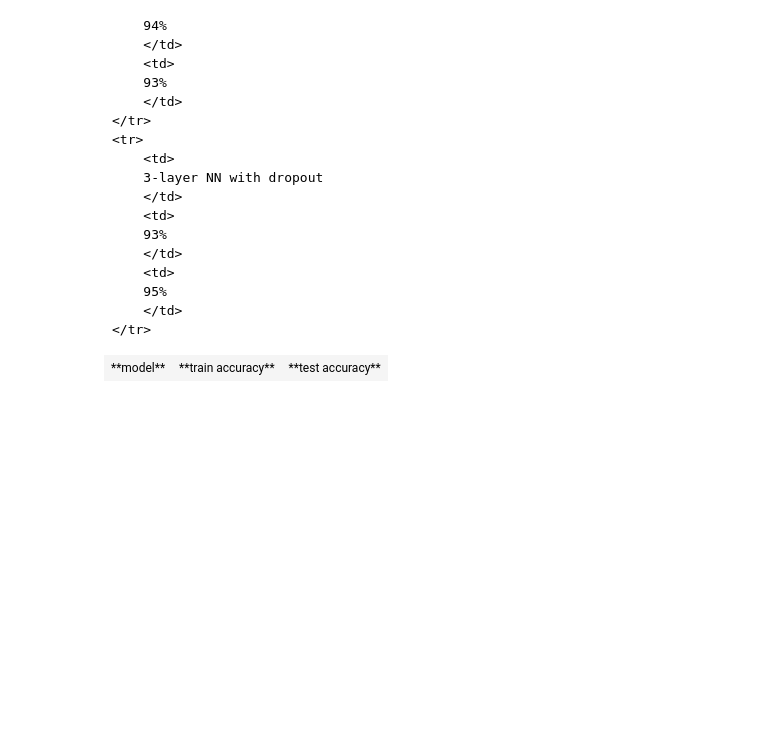
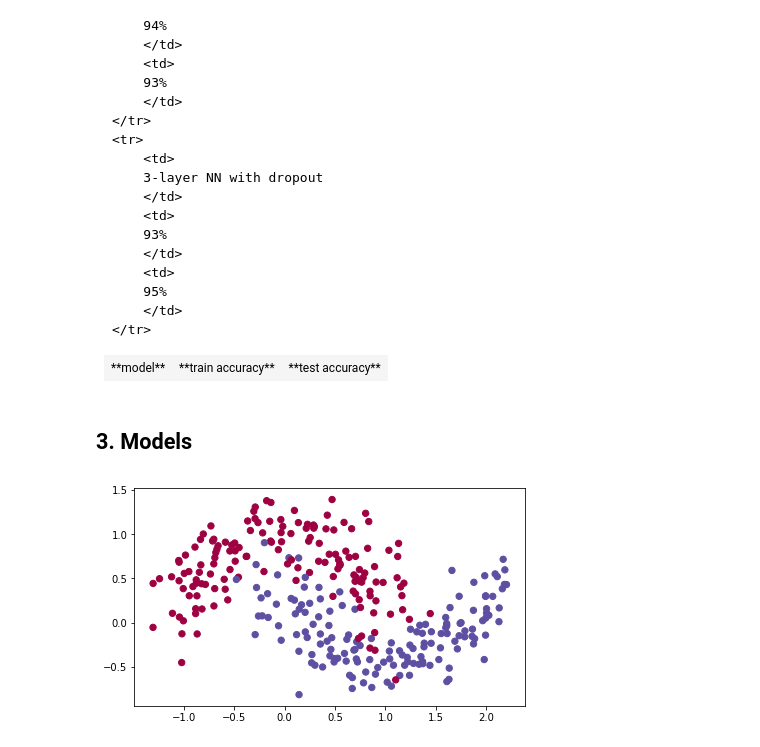
Before and after one commit to phuclehv/Deep-Learning, a Jupyter notebook: Effect of regularization and models in deep learing performance.ipynb, the cells around one changed output. Cells and saved outputs as stored; diff of their text form; code cells hidden in the pictures; blank space fills up the shorter version.

```diff
--- a/Effect of regularization and models in deep learing performance.ipynb
+++ b/Effect of regularization and models in deep learing performance.ipynb
@@ -165,3 +166,5 @@ With dropout, the accuracy of the test set increases **95%**. Like regularizatio
         </td>
     </tr>
 </table>
+# %% [markdown]
+## 3. Models
@@ -167,0 +173,4 @@ With dropout, the accuracy of the test set increases **95%**. Like regularizatio
+# %%
+train_X, train_Y = load_dataset()
+# %% [output]
+[figure, added]
```
Also changed, not shown: parts of 16 cells of this notebook, 3 other files.
